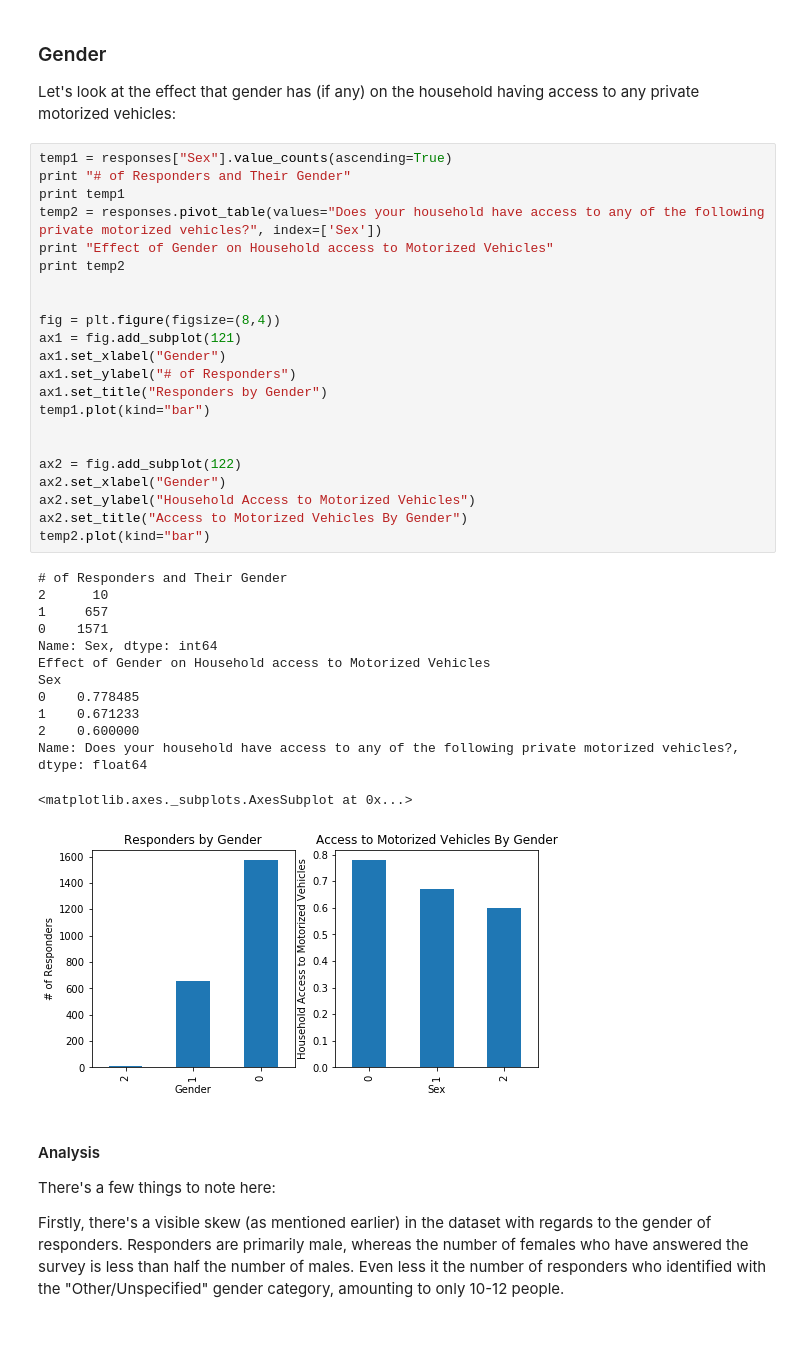
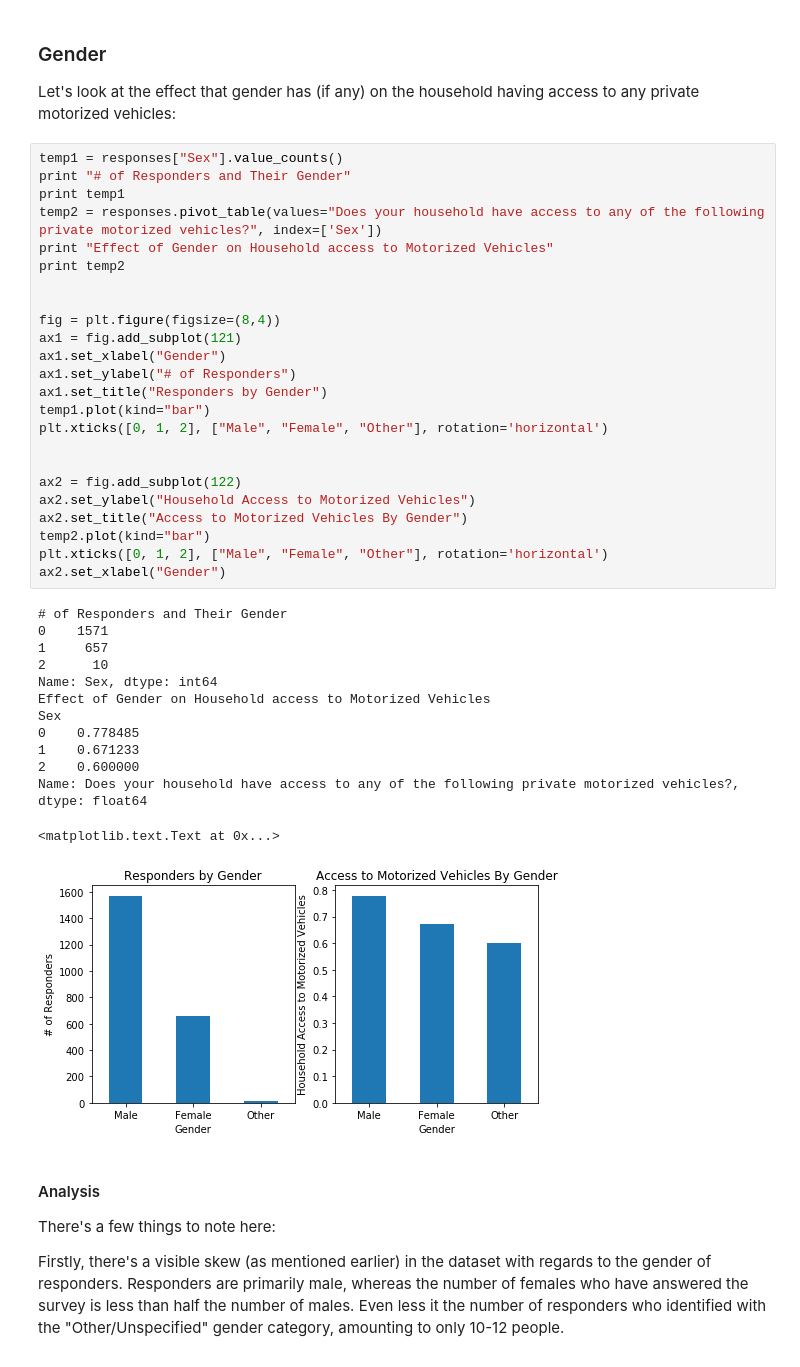
Before and after one commit to jeetmehta/Motorized-Vehicles, a Jupyter notebook: Predicting Motorized Vehicles.ipynb, the cells around one changed output. Saved outputs shown, nothing was run; the diff lists cells and outputs as text; blank space fills up the shorter version.

```diff
--- a/Predicting Motorized Vehicles.ipynb
+++ b/Predicting Motorized Vehicles.ipynb
@@ -2545,41 +2531,43 @@ Let's go and explore some of these hypotheses!
 
 Let's look at the effect that gender has (if any) on the household having access to any private motorized vehicles:
 # %%
-temp1 = responses["Sex"].value_counts(ascending=True)
+temp1 = responses["Sex"].value_counts()
 print "# of Responders and Their Gender"
 print temp1
 temp2 = responses.pivot_table(values="Does your household have access to any of the following private motorized vehicles?", index=['Sex'])
 print "Effect of Gender on Household access to Motorized Vehicles"
 print temp2
 
 
 fig = plt.figure(figsize=(8,4))
 ax1 = fig.add_subplot(121)
 ax1.set_xlabel("Gender")
 ax1.set_ylabel("# of Responders")
 ax1.set_title("Responders by Gender")
 temp1.plot(kind="bar")
+plt.xticks([0, 1, 2], ["Male", "Female", "Other"], rotation='horizontal')
 
 
 ax2 = fig.add_subplot(122)
-ax2.set_xlabel("Gender")
 ax2.set_ylabel("Household Access to Motorized Vehicles")
 ax2.set_title("Access to Motorized Vehicles By Gender")
 temp2.plot(kind="bar")
+plt.xticks([0, 1, 2], ["Male", "Female", "Other"], rotation='horizontal')
+ax2.set_xlabel("Gender")
 # %% [output]
 # of Responders and Their Gender
+0    1571
+1     657
 2      10
-1     657
-0    1571
 Name: Sex, dtype: int64
 Effect of Gender on Household access to Motorized Vehicles
 Sex
 0    0.778485
 1    0.671233
 2    0.600000
 Name: Does your household have access to any of the following private motorized vehicles?, dtype: float64
-<matplotlib.axes._subplots.AxesSubplot at 0x...>
+<matplotlib.text.Text at 0x...>
-[figure, old version]
+[figure, new version]
 # %% [markdown]
 #### Analysis
 
```
Also changed, not shown: parts of 18 cells of this notebook.
